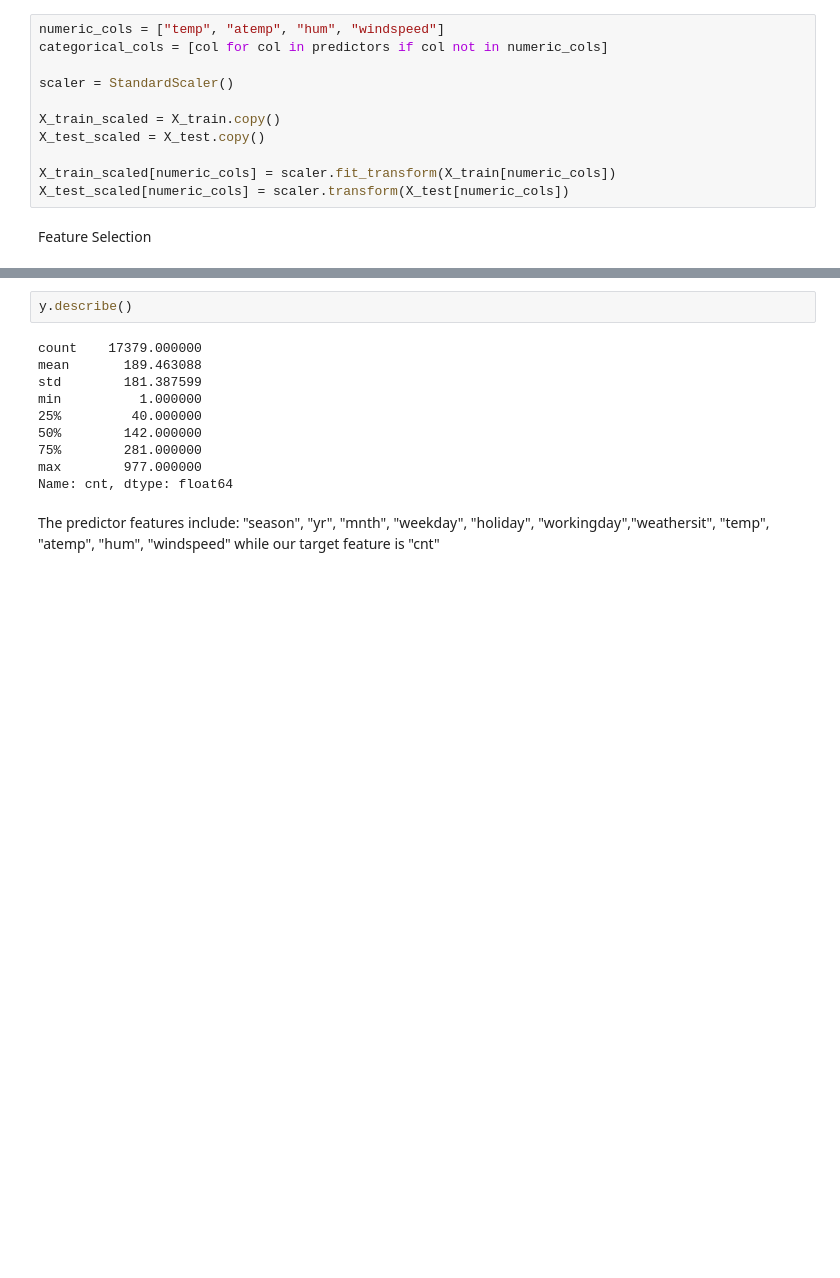
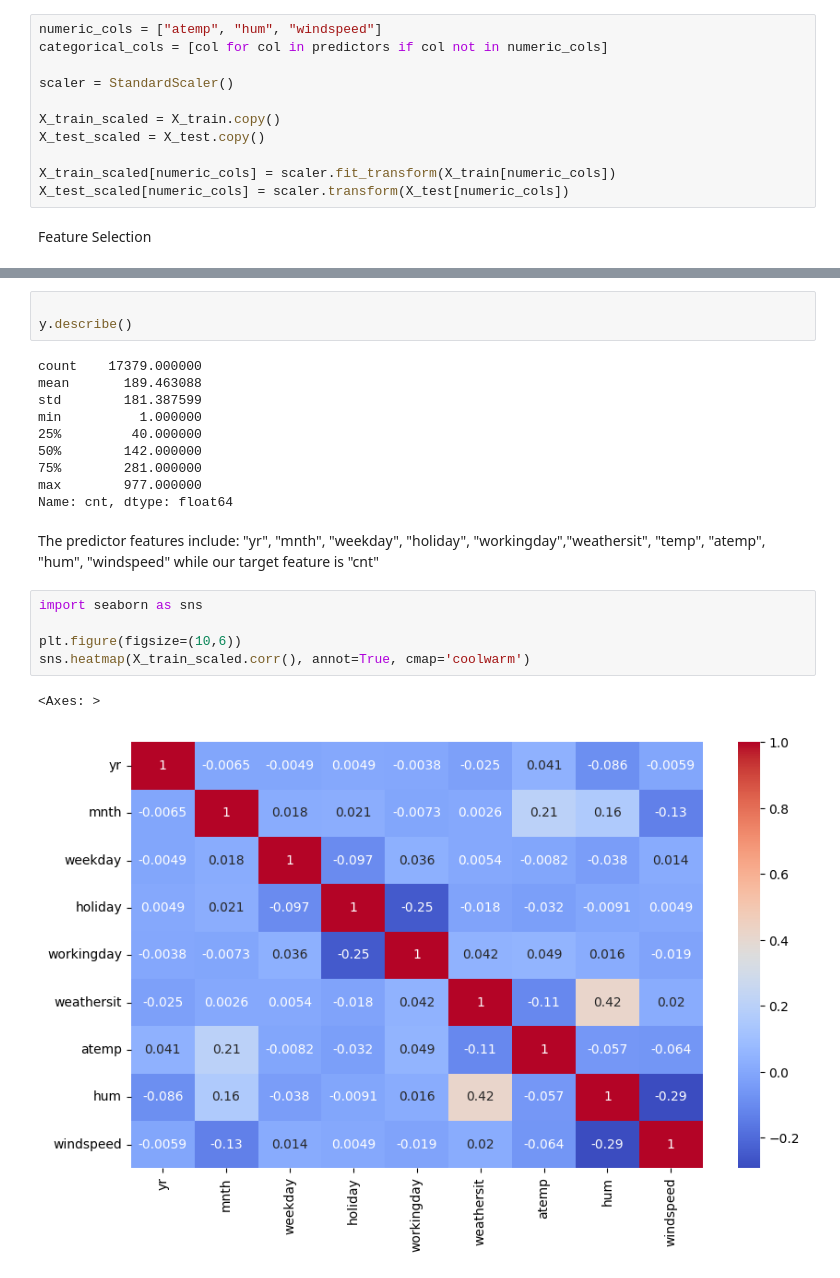
Before and after one commit to gav-creator/Weather-Biking, a Jupyter notebook: Weather_Bike GF.ipynb, the cells around one changed output, grey strips where cells are left out. Saved outputs shown, nothing was run; the diff lists cells and outputs as text; blank space fills up the shorter version.

```diff
--- a/Weather_Bike GF.ipynb
+++ b/Weather_Bike GF.ipynb
@@ -203,7 +200,7 @@ Taking the numeric columns and scaling them...
 
 Chose standard scaler because our type of model and data better suit the more standardized scale it provides. (Mean = 0, Standard deviation = 1, e.t.c)
 # %%
-numeric_cols = ["temp", "atemp", "hum", "windspeed"]
+numeric_cols = ["atemp", "hum", "windspeed"]
 categorical_cols = [col for col in predictors if col not in numeric_cols]
 
 scaler = StandardScaler()
@@ -236,4 +233,5 @@ X.describe()
 # %%
+
 y.describe()
 # %% [output]
 count    17379.000000
@@ -246,5 +244,13 @@ min          1.000000
 max        977.000000
 Name: cnt, dtype: float64
 # %% [markdown]
-The predictor features include: "season", "yr", "mnth", "weekday", "holiday", "workingday","weathersit", "temp", "atemp", "hum", "windspeed"
+The predictor features include: "yr", "mnth", "weekday", "holiday", "workingday","weathersit", "temp", "atemp", "hum", "windspeed"
 while our target feature is "cnt"
+# %%
+import seaborn as sns
+
+plt.figure(figsize=(10,6))
+sns.heatmap(X_train_scaled.corr(), annot=True, cmap='coolwarm')
+# %% [output]
+<Axes: >
+[figure, added]
```
Also changed, not shown: parts of 15 cells of this notebook.
